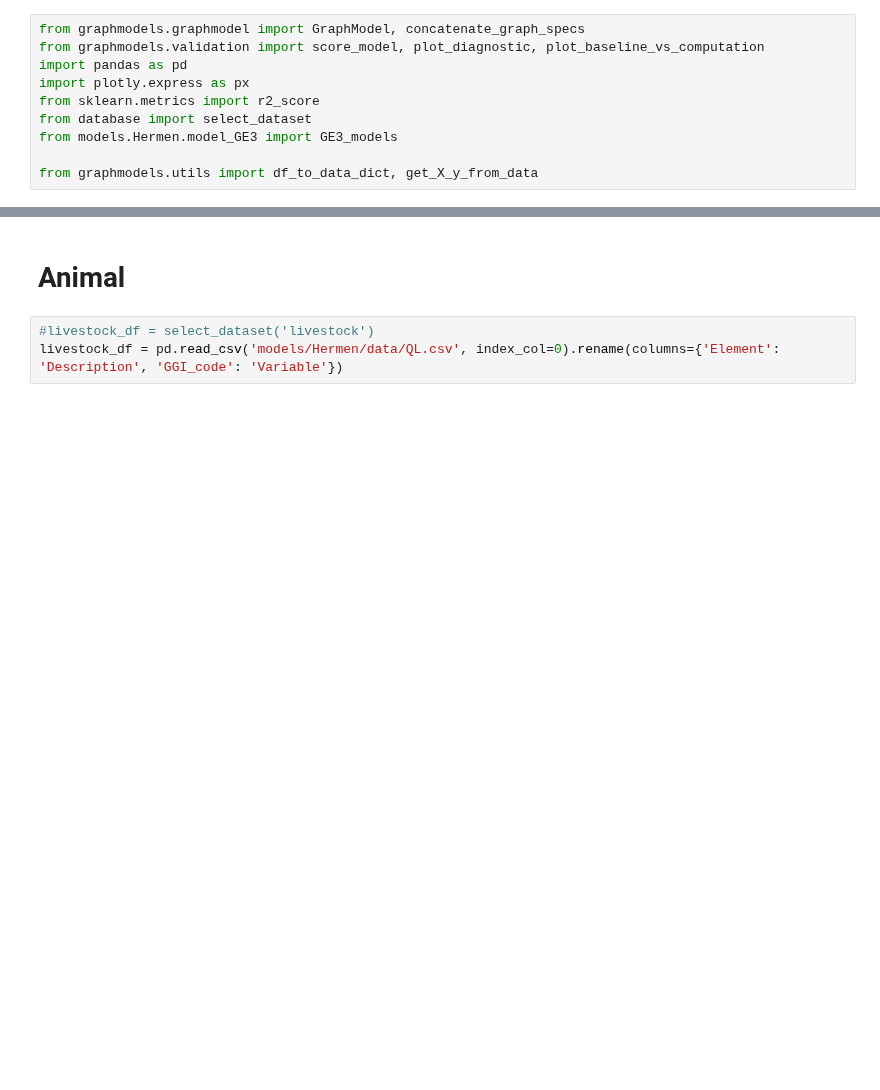
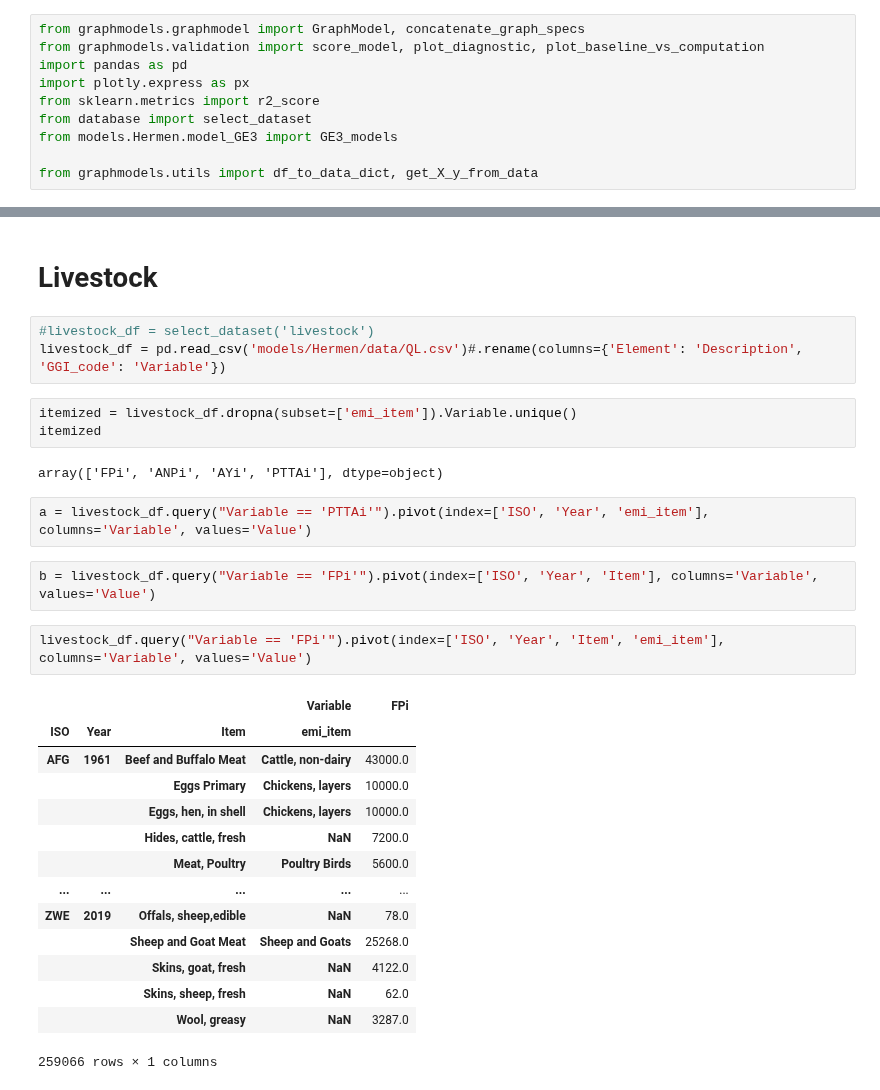
Before and after one commit to simonzabrocki/GraphModels, a Jupyter notebook: GE3_development.ipynb, the cells around one changed output, grey strips where cells are left out. Cells and saved outputs as stored; diff of their text form; blank space fills up the shorter version.

```diff
--- a/GE3_development.ipynb
+++ b/GE3_development.ipynb
@@ -117,5 +89,31 @@ df.loc['France', 2017]
 # %% [markdown]
-# Animal
+ # Livestock
 # %%
 #livestock_df = select_dataset('livestock')
-livestock_df = pd.read_csv('models/Hermen/data/QL.csv', index_col=0).rename(columns={'Element': 'Description', 'GGI_code': 'Variable'})
+livestock_df = pd.read_csv('models/Hermen/data/QL.csv')#.rename(columns={'Element': 'Description', 'GGI_code': 'Variable'})
+# %%
+itemized = livestock_df.dropna(subset=['emi_item']).Variable.unique()
+itemized
+# %% [output]
+array(['FPi', 'ANPi', 'AYi', 'PTTAi'], dtype=object)
+# %%
+a = livestock_df.query("Variable == 'PTTAi'").pivot(index=['ISO', 'Year', 'emi_item'], columns='Variable', values='Value')
+# %%
+b = livestock_df.query("Variable == 'FPi'").pivot(index=['ISO', 'Year', 'Item'], columns='Variable', values='Value')
+# %%
+livestock_df.query("Variable == 'FPi'").pivot(index=['ISO', 'Year', 'Item', 'emi_item'], columns='Variable', values='Value')
+# %% [output]
+|  |  |  | Variable | FPi |
+| ISO | Year | Item | emi_item |  |
+| AFG | 1961 | Beef and Buffalo Meat | Cattle, non-dairy | 43000.0 |
+|  |  | Eggs Primary | Chickens, layers | 10000.0 |
+|  |  | Eggs, hen, in shell | Chickens, layers | 10000.0 |
+|  |  | Hides, cattle, fresh | NaN | 7200.0 |
+|  |  | Meat, Poultry | Poultry Birds | 5600.0 |
+| ... | ... | ... | ... | ... |
+| ZWE | 2019 | Offals, sheep,edible | NaN | 78.0 |
+|  |  | Sheep and Goat Meat | Sheep and Goats | 25268.0 |
+|  |  | Skins, goat, fresh | NaN | 4122.0 |
+|  |  | Skins, sheep, fresh | NaN | 62.0 |
+|  |  | Wool, greasy | NaN | 3287.0 |
+259066 rows × 1 columns
```
Also changed, not shown: parts of 35 cells of this notebook, 3 other files.
